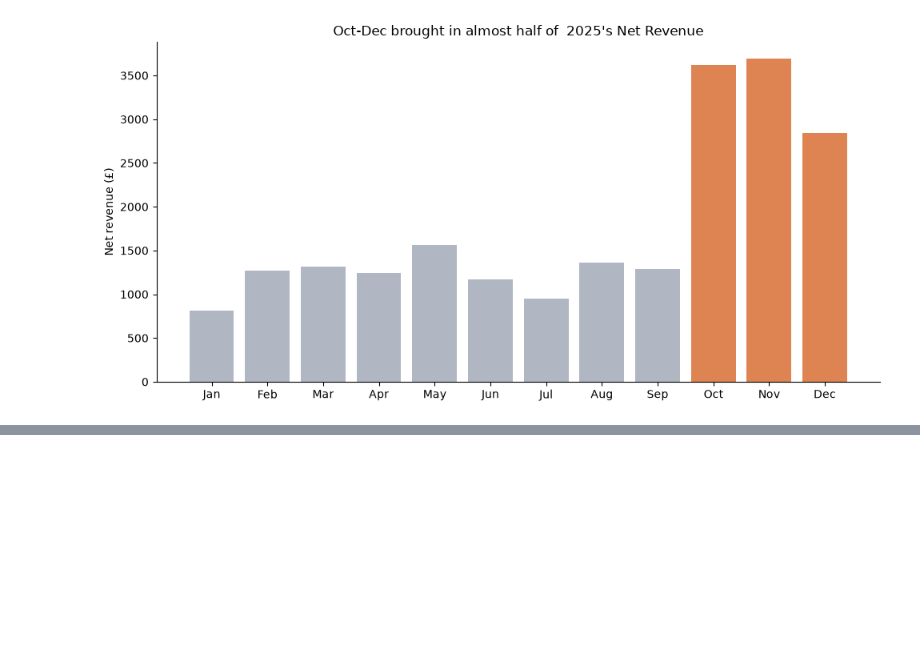
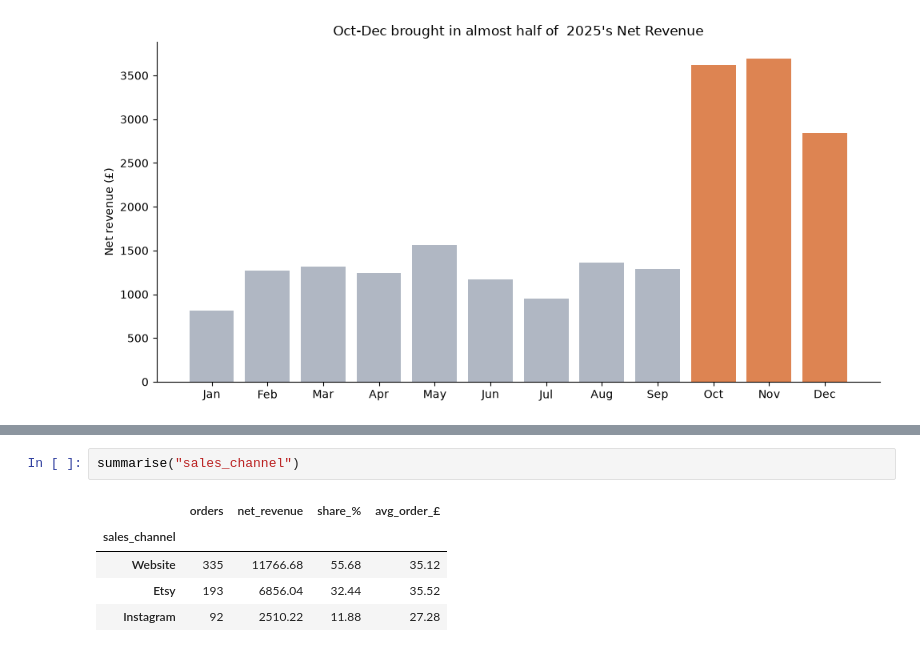
Before and after one commit to gritwellai-coder/job1-willow-wick-sales, a Jupyter notebook: notebooks/02_analysis.ipynb, the cells around one changed output, grey strips where cells are left out. Drawn from its saved outputs; the diff is of its cells as text; blank space fills up the shorter version.

```diff
--- a/notebooks/02_analysis.ipynb
+++ b/notebooks/02_analysis.ipynb
@@ -71,0 +197,8 @@ plt.show()
+# %%
+summarise("sales_channel")
+# %% [output]
+|  | orders | net_revenue | share_% | avg_order_£ |
+| sales_channel |  |  |  |  |
+| Website | 335 | 11766.68 | 55.68 | 35.12 |
+| Etsy | 193 | 6856.04 | 32.44 | 35.52 |
+| Instagram | 92 | 2510.22 | 11.88 | 27.28 |
```
Also changed, not shown: parts of 6 cells of this notebook, 1 other file.
